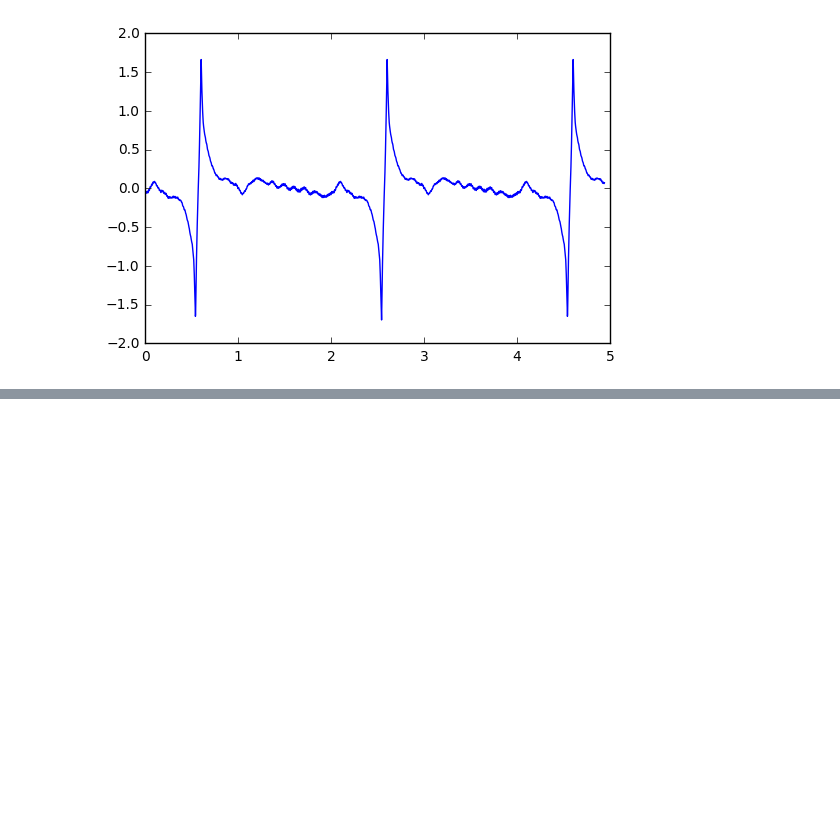
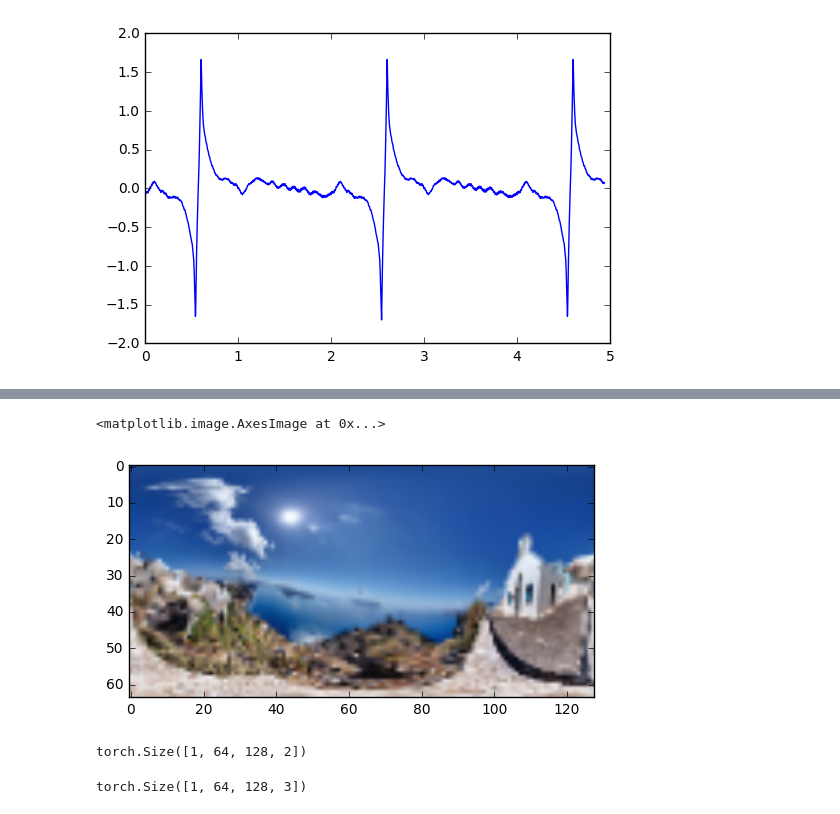
Before and after one commit to fxia22/stn.pytorch, a Jupyter notebook: script/test_stn_cylinder_spherical.ipynb, the cells around one changed output, grey strips where cells are left out. Cells and saved outputs as stored; diff of their text form; code cells hidden in the pictures; blank space fills up the shorter version.

```diff
--- a/script/test_stn_cylinder_spherical.ipynb
+++ b/script/test_stn_cylinder_spherical.ipynb
@@ -88,0 +169,6 @@ plt.plot(x[:-30], g__)
+# %%
+iden2 = iden.view(1,1,1,12).repeat(1,64,128,1)
+# %%
+iden2 = Variable(iden2, requires_grad = True)
+# %%
+out = d(iden2)
@@ -88,0 +179,3 @@ plt.plot(x[:-30], g__)
+# %%
+plt.imshow(img)
+input1 = Variable(torch.from_numpy(np.expand_dims(img.astype(np.float32), 0)))
@@ -88,0 +184,6 @@ plt.plot(x[:-30], g__)
+# %%
+imgout = st(input1, out)
+plt.imshow(imgout.data.numpy()[0][:,:,0:3])
+# %% [output]
+<matplotlib.image.AxesImage at 0x...>
+[figure, added]
@@ -88,0 +192,8 @@ plt.plot(x[:-30], g__)
+# %%
+out.size()
+# %% [output]
+torch.Size([1, 64, 128, 2])
+# %%
+input1.size()
+# %% [output]
+torch.Size([1, 64, 128, 3])
```
Also changed, not shown: parts of 30 cells of this notebook, 1 other file.
